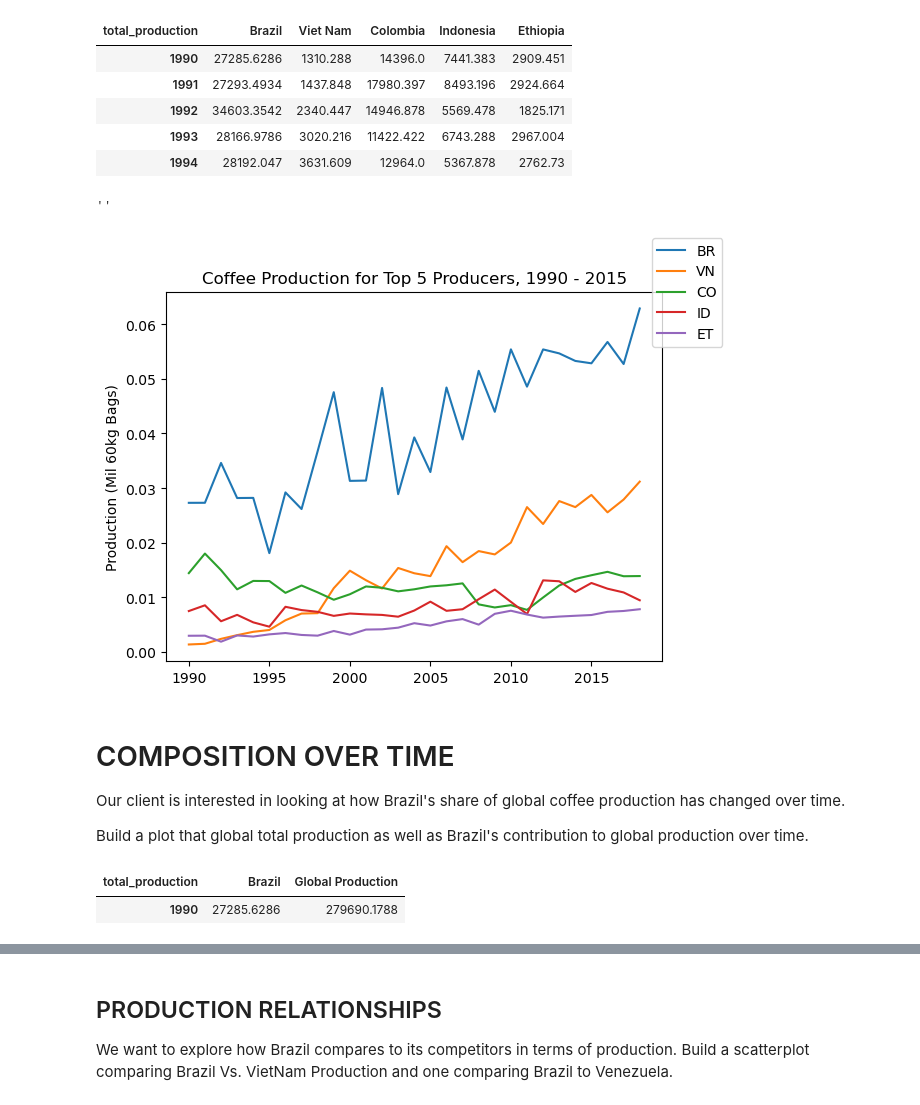
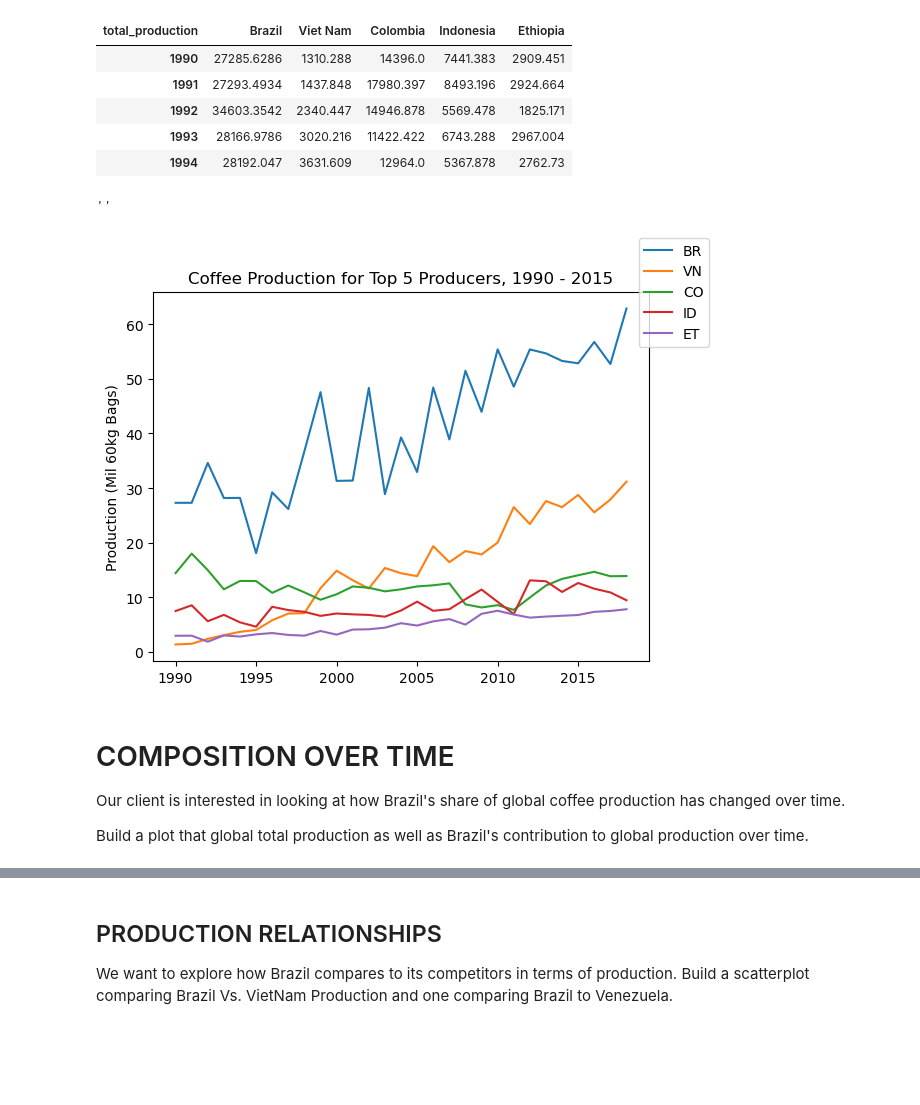
Before and after one commit to soslin/MatPlotLib_Seaborn_Practice, a Jupyter notebook: section03_Coffee_Project_Part1.ipynb, the cells around one changed output, grey strips where cells are left out. Cells and saved outputs as stored; diff of their text form; code cells hidden in the pictures; blank space fills up the shorter version.

```diff
--- a/section03_Coffee_Project_Part1.ipynb
+++ b/section03_Coffee_Project_Part1.ipynb
@@ -76,29 +76,20 @@ top5.head()
 # %%
 fig, ax = plt.subplots()
 
 labels = ['BR', 'VN', 'CO', "ID", 'ET']
-ax.plot(top5 / 1000000)
+ax.plot(top5 / 1000)
 fig.legend(labels)
 ax.set_title("Coffee Production for Top 5 Producers, 1990 - 2015")
 ax.set_ylabel("Cumulative Production (Mil 60kg Bags", fontsize = 10)
 
 ax.set_ylabel("Production (Mil 60kg Bags)", fontsize = 10)
 ;
 # %% [output]
 ''
-[figure, old version]
+[figure, new version]
 # %% [markdown]
 # COMPOSITION OVER TIME
 
 Our client is interested in looking at how Brazil's share of global coffee production has changed over time.
 
 Build a plot that global total production as well as Brazil's contribution to global production over time.
-# %%
-brazil_vs_others = coffee_production
-brazil_vs_others['Global Production'] = coffee_production.sum(axis=1)
-brazil_vs_others = brazil_vs_others.drop(brazil_vs_others.iloc[:, np.r_[0:2, 3:56]], axis = 1)
-
-brazil_vs_others.head(1)
-# %% [output]
-| total_production | Brazil | Global Production |
-| 1990 | 27285.6286 | 279690.1788 |
```
Also changed, not shown: parts of 20 cells of this notebook.
